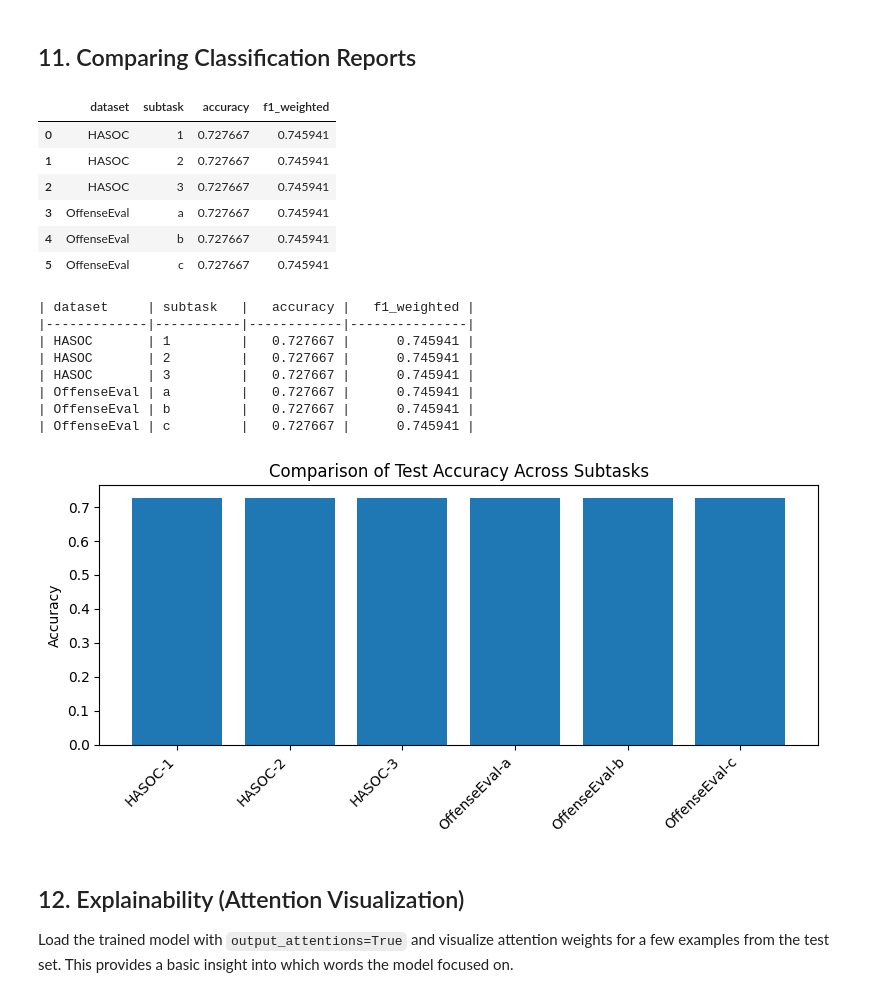
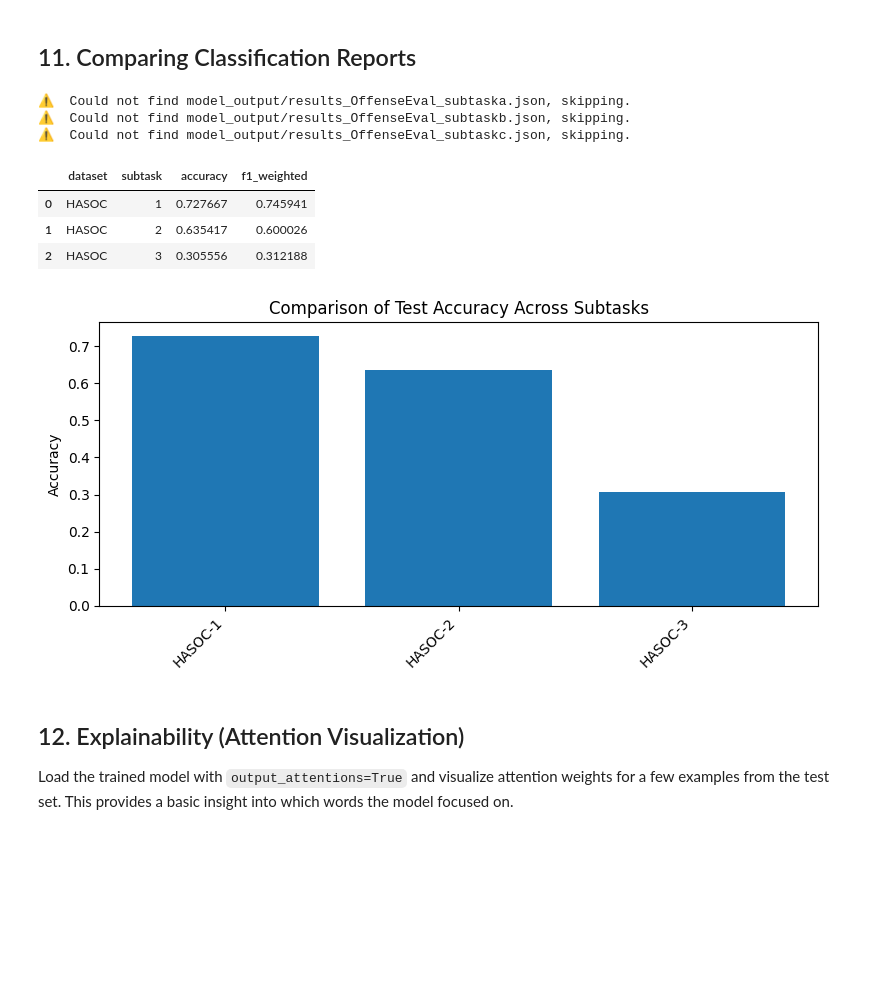
Before and after one commit to williamporomaa/D7047E_exercise_group_5, a Jupyter notebook: Project_folder/ProjectNLP_Hate_Speech_Detection_Group_5.ipynb, the cells around one changed output. Drawn from its saved outputs; the diff is of its cells as text; code cells hidden in the pictures; blank space fills up the shorter version.

Commit message:
Final changes for today on HASOCData

```diff
--- a/Project_folder/ProjectNLP_Hate_Speech_Detection_Group_5.ipynb
+++ b/Project_folder/ProjectNLP_Hate_Speech_Detection_Group_5.ipynb
@@ -82,7 +82,7 @@ print("Base dir:", BASE_DIR)
 # Choose one dataset type to configure
 DATASET_TYPE = 'HASOC' # Options: 'OLID', 'HASOC', 'OffenseEval'
 # For OLID & OffenseEval use 'a','b','c'; for HASOC use '1','2','3'
-SUBTASK = '1'        # e.g. HASOC subtask 1 (task_1), 2 (task_2), or 3 (task_3)
+SUBTASK = '3'        # e.g. HASOC subtask 1 (task_1), 2 (task_2), or 3 (task_3)
 
 
 # File paths
@@ -1176,56 +1157,45 @@ configs = [
 results = []
 for ds, st in configs:
     # load the JSON you saved in each run: results_{DS}_subtask{ST}.json
-    results_filename = f"results_{DATASET_TYPE}_subtask{SUBTASK.lower()}.json"
-    results_path     = os.path.join(OUTPUT_DIR, results_filename)
+    fn = f"results_{ds}_subtask{st}.json"
+    path = os.path.join(OUTPUT_DIR, fn)
     try:
-        with open(results_path) as f:
+        with open(path) as f:
             r = json.load(f)
         acc = r['test_metrics']['accuracy']
         f1  = r['test_metrics']['f1_score_weighted']
         results.append({
             'dataset': ds,
             'subtask': st,
             'accuracy': acc,
             'f1_weighted': f1
         })
     except FileNotFoundError:
-        print(f"⚠️  Could not find {results_path}, skipping.")
+        print(f"⚠️  Could not find {path}, skipping.")
 
 # Build a DataFrame and display
 df = pd.DataFrame(results)
 display(df)
-
-# (Optional) print as table
-print(tabulate(df, headers='keys', tablefmt='github', showindex=False))
 
 plt.figure(figsize=(8,4))
 plt.bar(
     [f"{r['dataset']}-{r['subtask']}" for r in results],
     [r['accuracy'] for r in results]
 )
 plt.xticks(rotation=45, ha='right')
 plt.ylabel("Accuracy")
 plt.title("Comparison of Test Accuracy Across Subtasks")
 plt.tight_layout()
 plt.show()
 # %% [output]
+⚠️  Could not find model_output/results_OffenseEval_subtaska.json, skipping.
+⚠️  Could not find model_output/results_OffenseEval_subtaskb.json, skipping.
+⚠️  Could not find model_output/results_OffenseEval_subtaskc.json, skipping.
 |  | dataset | subtask | accuracy | f1_weighted |
 | 0 | HASOC | 1 | 0.727667 | 0.745941 |
-| 1 | HASOC | 2 | 0.727667 | 0.745941 |
-| 2 | HASOC | 3 | 0.727667 | 0.745941 |
-| 3 | OffenseEval | a | 0.727667 | 0.745941 |
-| 4 | OffenseEval | b | 0.727667 | 0.745941 |
-| 5 | OffenseEval | c | 0.727667 | 0.745941 |
+| 1 | HASOC | 2 | 0.635417 | 0.600026 |
+| 2 | HASOC | 3 | 0.305556 | 0.312188 |
-| dataset     | subtask   |   accuracy |   f1_weighted |
-|-------------|-----------|------------|---------------|
-| HASOC       | 1         |   0.727667 |      0.745941 |
-| HASOC       | 2         |   0.727667 |      0.745941 |
-| HASOC       | 3         |   0.727667 |      0.745941 |
-| OffenseEval | a         |   0.727667 |      0.745941 |
-| OffenseEval | b         |   0.727667 |      0.745941 |
-| OffenseEval | c         |   0.727667 |      0.745941 |
-[figure, old version]
+[figure, new version]
 # %% [markdown]
 ## 12. Explainability (Attention Visualization)
 
```
Also changed, not shown: parts of 6 cells of this notebook.
